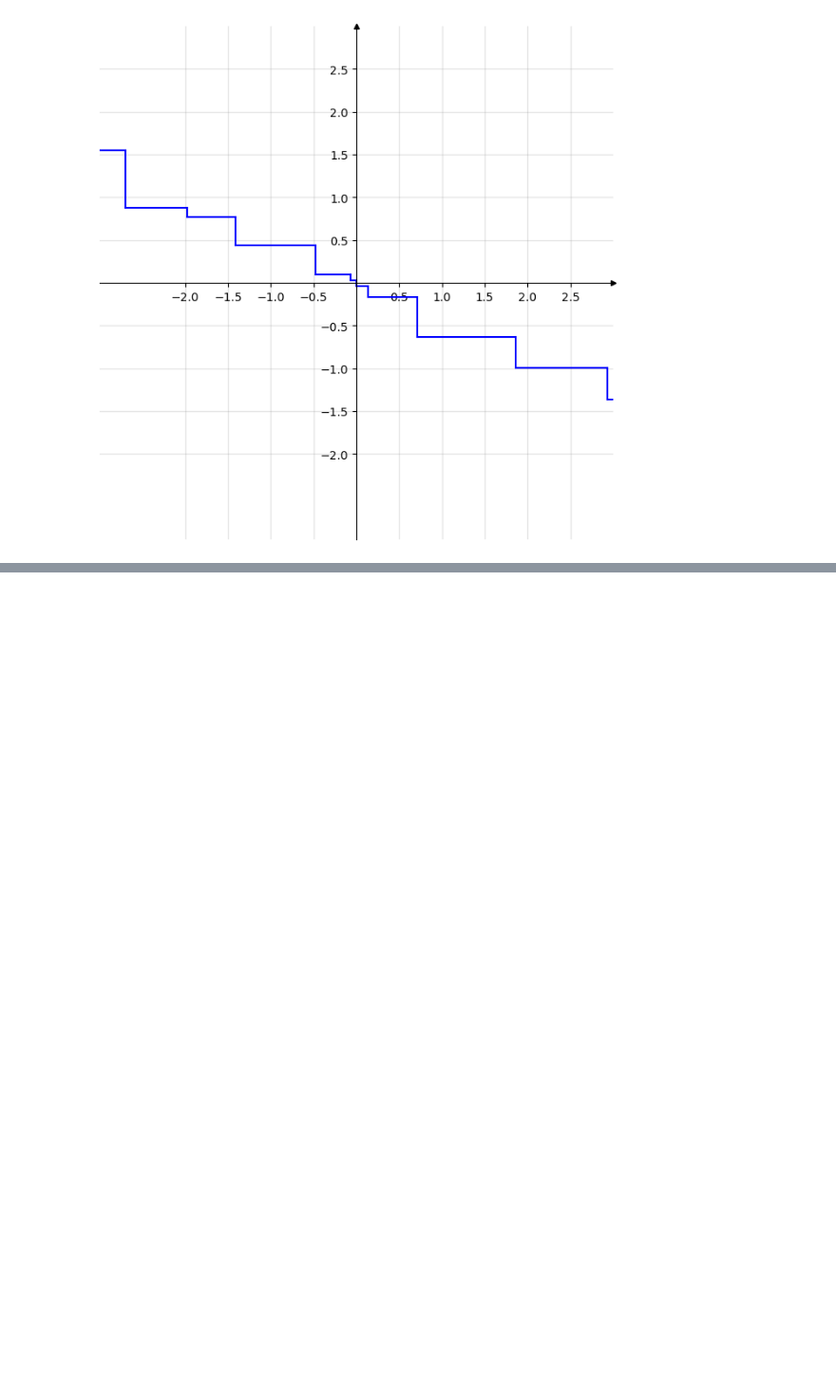
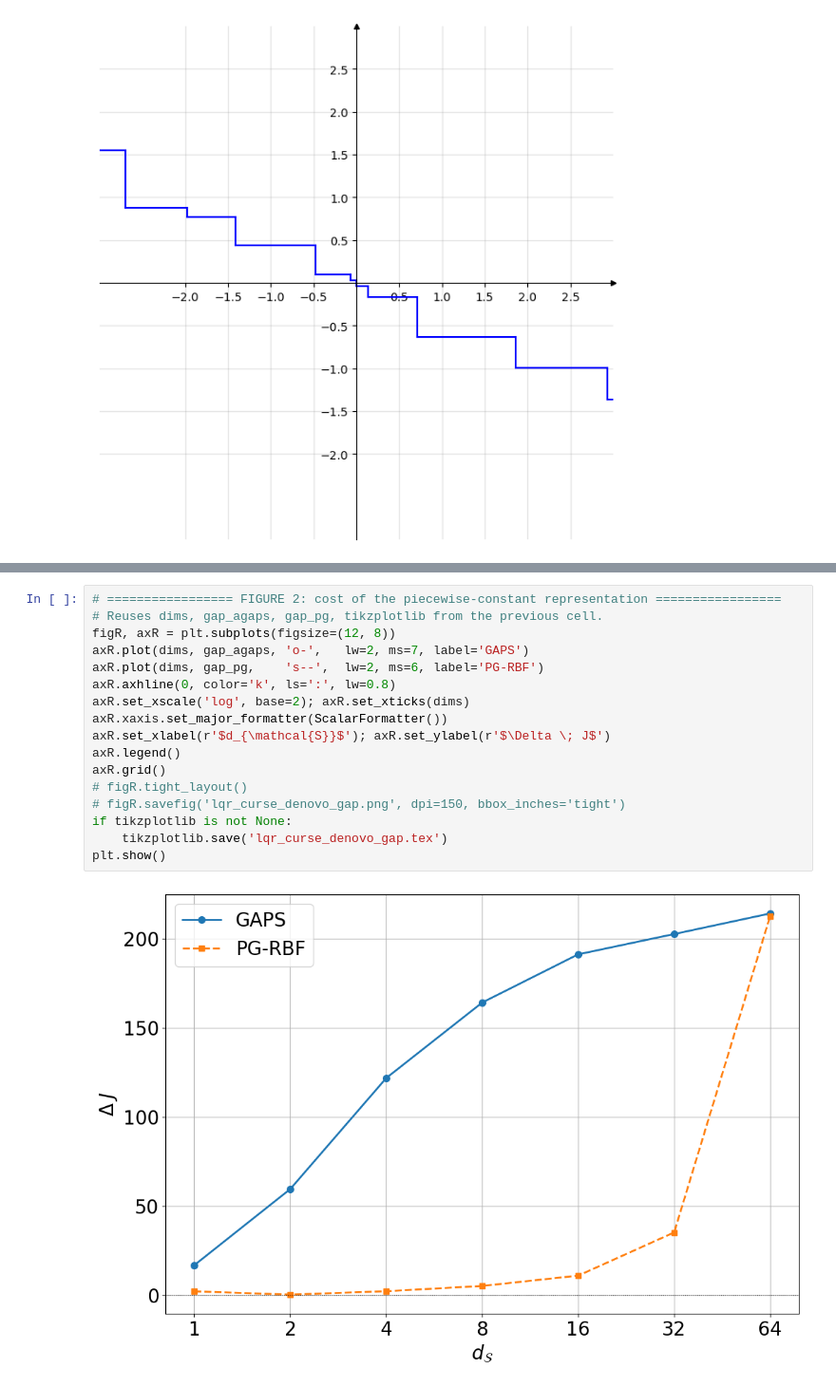
Before and after one commit to gianmtedeschi/learnRL, a Jupyter notebook: notebooks/plots_planning.ipynb, the cells around one changed output, grey strips where cells are left out. Shown at 95% size. Saved outputs shown, nothing was run; the diff lists cells and outputs as text; blank space fills up the shorter version.

```diff
--- a/notebooks/plots_planning.ipynb
+++ b/notebooks/plots_planning.ipynb
@@ -1188,0 +1351,19 @@ plt.show()
+# %%
+# ================= FIGURE 2: cost of the piecewise-constant representation =================
+# Reuses dims, gap_agaps, gap_pg, tikzplotlib from the previous cell.
+figR, axR = plt.subplots(figsize=(12, 8))
+axR.plot(dims, gap_agaps, 'o-',   lw=2, ms=7, label='GAPS')
+axR.plot(dims, gap_pg,    's--',  lw=2, ms=6, label='PG-RBF')
+axR.axhline(0, color='k', ls=':', lw=0.8)
+axR.set_xscale('log', base=2); axR.set_xticks(dims)
+axR.xaxis.set_major_formatter(ScalarFormatter())
+axR.set_xlabel(r'$d_{\mathcal{S}}$'); axR.set_ylabel(r'$\Delta \; J$')
+axR.legend()
+axR.grid()
+# figR.tight_layout()
+# figR.savefig('lqr_curse_denovo_gap.png', dpi=150, bbox_inches='tight')
+if tikzplotlib is not None:
+    tikzplotlib.save('lqr_curse_denovo_gap.tex')
+plt.show()
+# %% [output]
+[figure, added]
```
Also changed, not shown: parts of 11 cells of this notebook, 16 other files.
